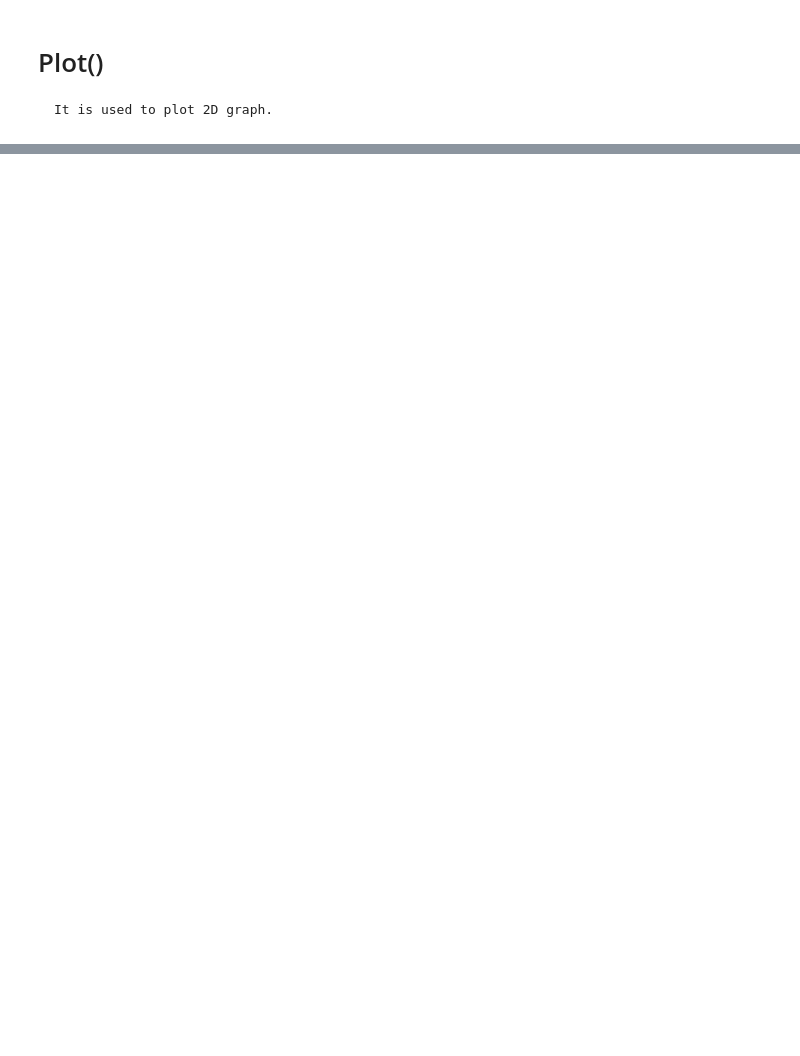
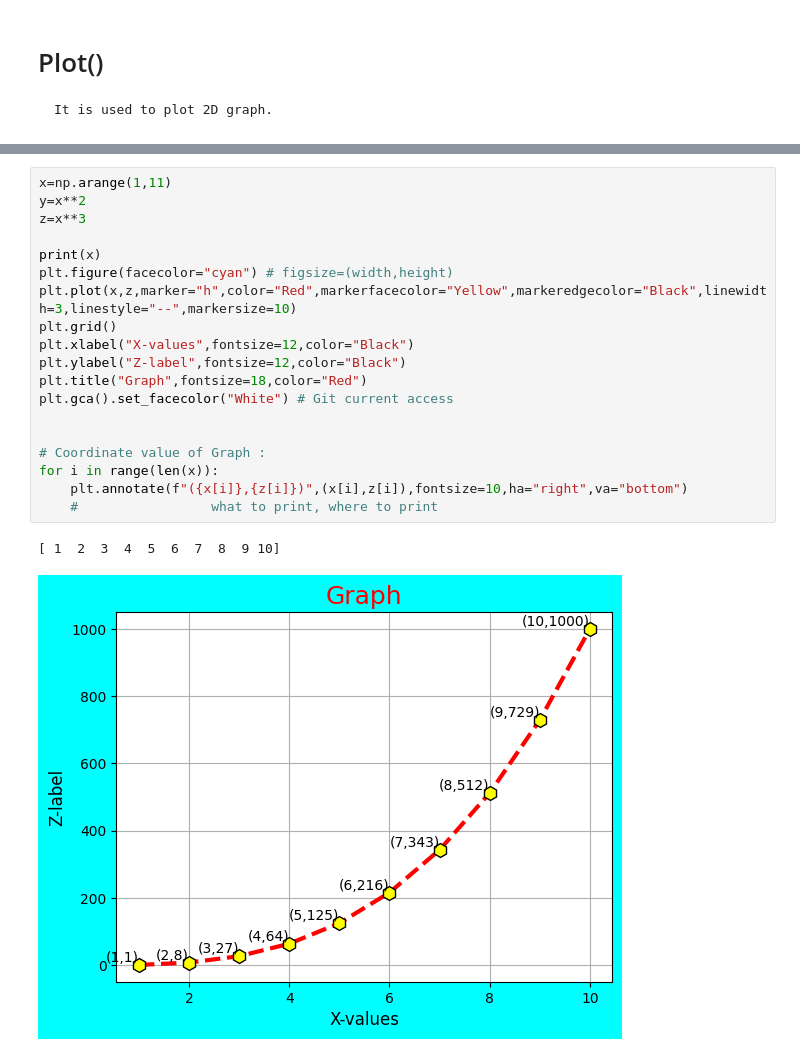
Before and after one commit to Amandeep006/QSPIDER-, a Jupyter notebook: pylab/mat.ipynb, the cells around one changed output, grey strips where cells are left out. Saved outputs shown, nothing was run; the diff lists cells and outputs as text; blank space fills up the shorter version.

```diff
--- a/pylab/mat.ipynb
+++ b/pylab/mat.ipynb
@@ -31,0 +43,22 @@ plt.plot(x,y,marker="s",color="Red",markerfacecolor="Yellow",markeredgecolor="Bl
+# %%
+x=np.arange(1,11)
+y=x**2
+z=x**3
+
+print(x)
+plt.figure(facecolor="cyan") # figsize=(width,height)
+plt.plot(x,z,marker="h",color="Red",markerfacecolor="Yellow",markeredgecolor="Black",linewidth=3,linestyle="--",markersize=10)
+plt.grid()
+plt.xlabel("X-values",fontsize=12,color="Black")
+plt.ylabel("Z-label",fontsize=12,color="Black")
+plt.title("Graph",fontsize=18,color="Red")
+plt.gca().set_facecolor("White") # Git current access
+
+
+# Coordinate value of Graph :
+for i in range(len(x)):
+    plt.annotate(f"({x[i]},{z[i]})",(x[i],z[i]),fontsize=10,ha="right",va="bottom")
+    #                 what to print, where to print
+# %% [output]
+[ 1  2  3  4  5  6  7  8  9 10]
+[figure, added]
```
Also changed, not shown: parts of 10 cells of this notebook, 1 other file.
